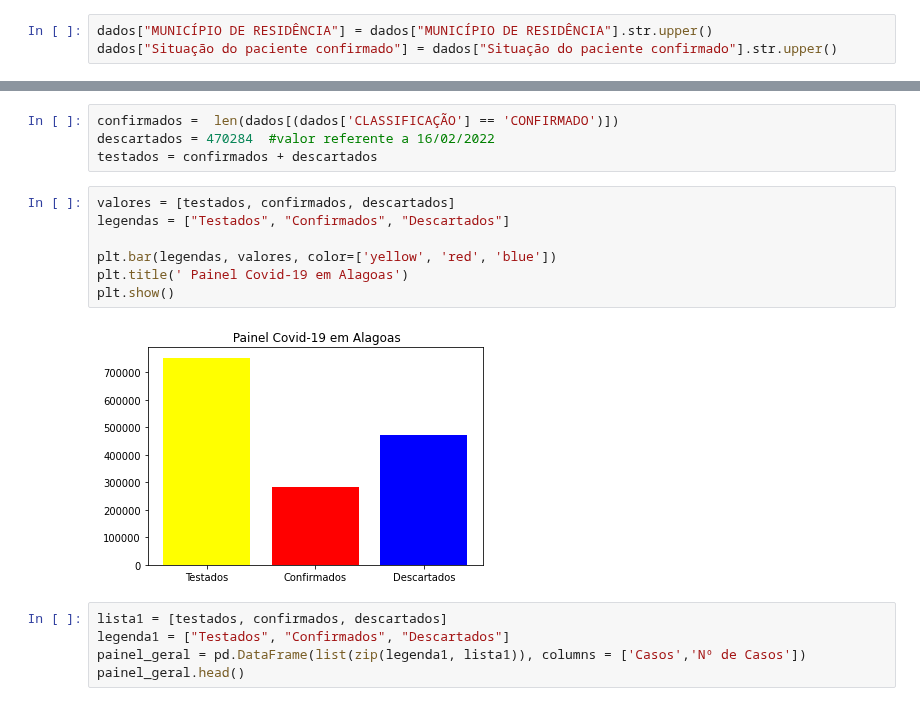
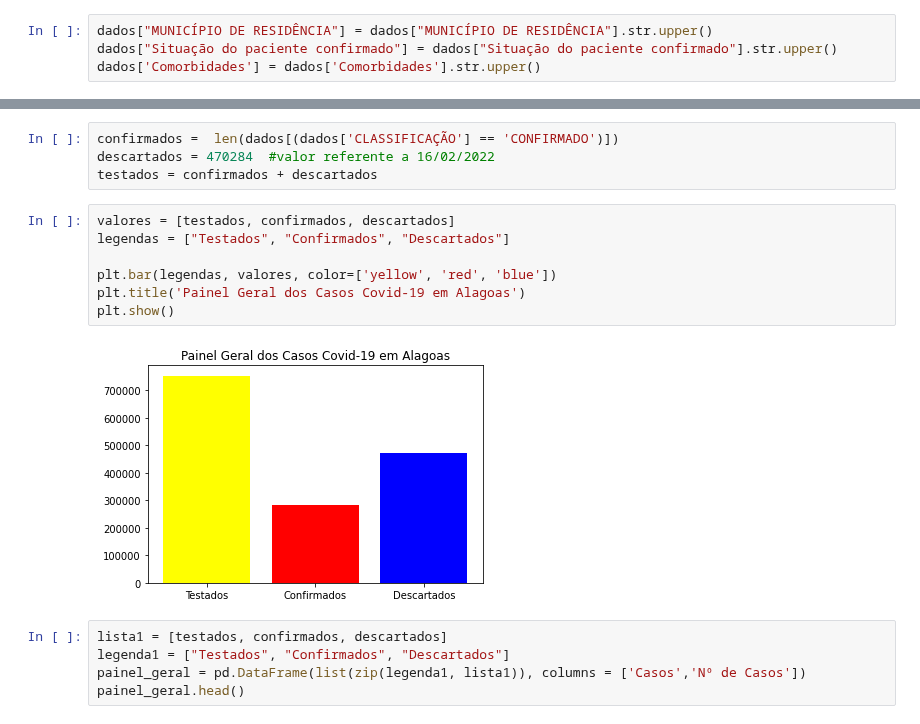
Before and after one commit to Jose-Bruno/Visualiza-oComputacional, a Jupyter notebook: José_Bruno_da_Silva_Santos_Visualização_Computacional.ipynb, the cells around one changed output, grey strips where cells are left out. Saved outputs shown, nothing was run; the diff lists cells and outputs as text.

```diff
--- a/José_Bruno_da_Silva_Santos_Visualização_Computacional.ipynb
+++ b/José_Bruno_da_Silva_Santos_Visualização_Computacional.ipynb
@@ -40,6 +46,7 @@ dados.head(10)
 # %%
 dados["MUNICÍPIO DE RESIDÊNCIA"] = dados["MUNICÍPIO DE RESIDÊNCIA"].str.upper()
 dados["Situação do paciente confirmado"] = dados["Situação do paciente confirmado"].str.upper()
+dados['Comorbidades'] = dados['Comorbidades'].str.upper()
 # %% [markdown]
 # Painel Geral
 # %%
@@ -49,12 +56,12 @@ testados = confirmados + descartados
 # %%
 valores = [testados, confirmados, descartados]
 legendas = ["Testados", "Confirmados", "Descartados"]
 
 plt.bar(legendas, valores, color=['yellow', 'red', 'blue'])
-plt.title(' Painel Covid-19 em Alagoas')
+plt.title('Painel Geral dos Casos Covid-19 em Alagoas')
 plt.show()
 # %% [output]
-[figure, old version]
+[figure, new version]
 # %%
 lista1 = [testados, confirmados, descartados]
 legenda1 = ["Testados", "Confirmados", "Descartados"]
```
Also changed, not shown: parts of 9 cells of this notebook.
